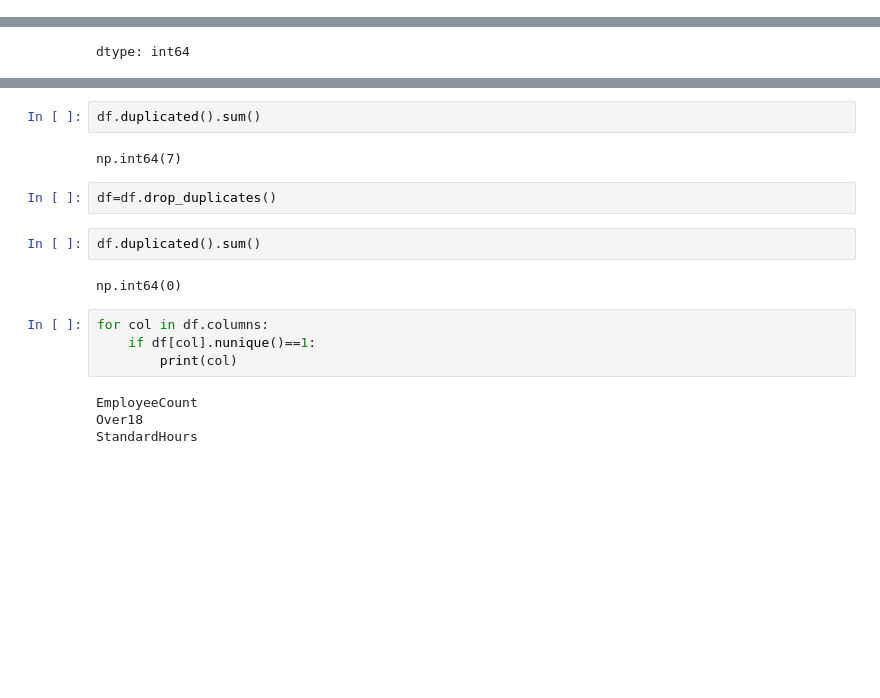
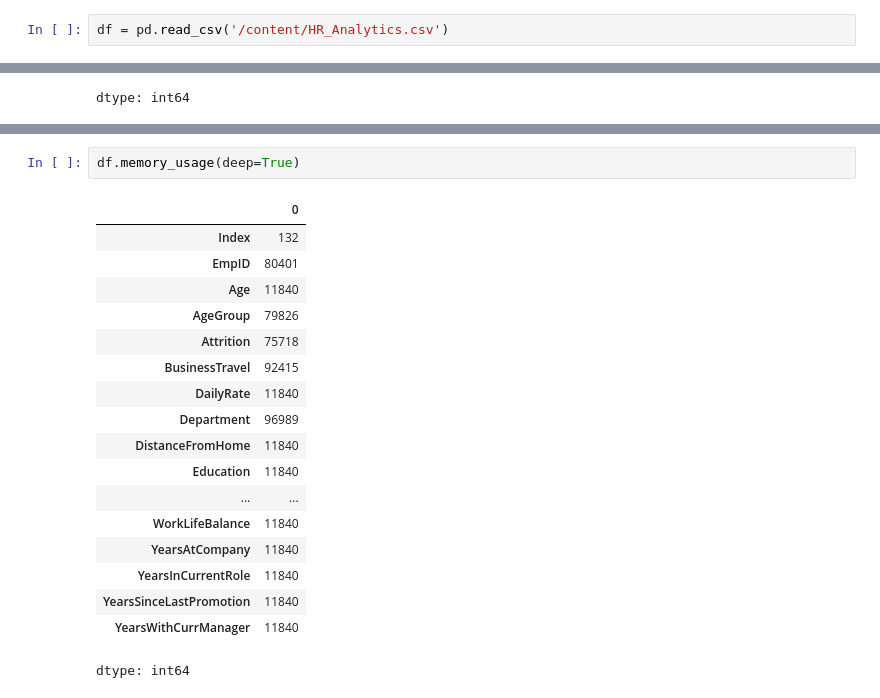
Before and after one commit to Rohit3435/HR-Analytics-PowerBI-Dashboard, a Jupyter notebook: HR_Analytics_End_to_End_Project.ipynb, the cells around one changed output, grey strips where cells are left out. Cells and saved outputs as stored; diff of their text form; blank space fills up the shorter version.

```diff
--- a/HR_Analytics_End_to_End_Project.ipynb
+++ b/HR_Analytics_End_to_End_Project.ipynb
@@ -96,0 +54,2 @@ dtype('int64')
+# %%
+df = pd.read_csv('/content/HR_Analytics.csv')
@@ -224,18 +141,21 @@ sns.heatmap(df.isnull(),cbar=False)
-# %%
-df.duplicated().sum()
-# %% [output]
-np.int64(7)
-# %%
-df=df.drop_duplicates()
-# %%
-df.duplicated().sum()
-# %% [output]
-np.int64(0)
-# %%
-for col in df.columns:
-    if df[col].nunique()==1:
-        print(col)
-# %% [output]
-EmployeeCount
-Over18
-StandardHours
+# %%
+df.memory_usage(deep=True)
+# %% [output]
+|  | 0 |
+| Index | 132 |
+| EmpID | 80401 |
+| Age | 11840 |
+| AgeGroup | 79826 |
+| Attrition | 75718 |
+| BusinessTravel | 92415 |
+| DailyRate | 11840 |
+| Department | 96989 |
+| DistanceFromHome | 11840 |
+| Education | 11840 |
+| ... | ... |
+| WorkLifeBalance | 11840 |
+| YearsAtCompany | 11840 |
+| YearsInCurrentRole | 11840 |
+| YearsSinceLastPromotion | 11840 |
+| YearsWithCurrManager | 11840 |
+dtype: int64
```
Also changed, not shown: parts of 10 cells of this notebook.
